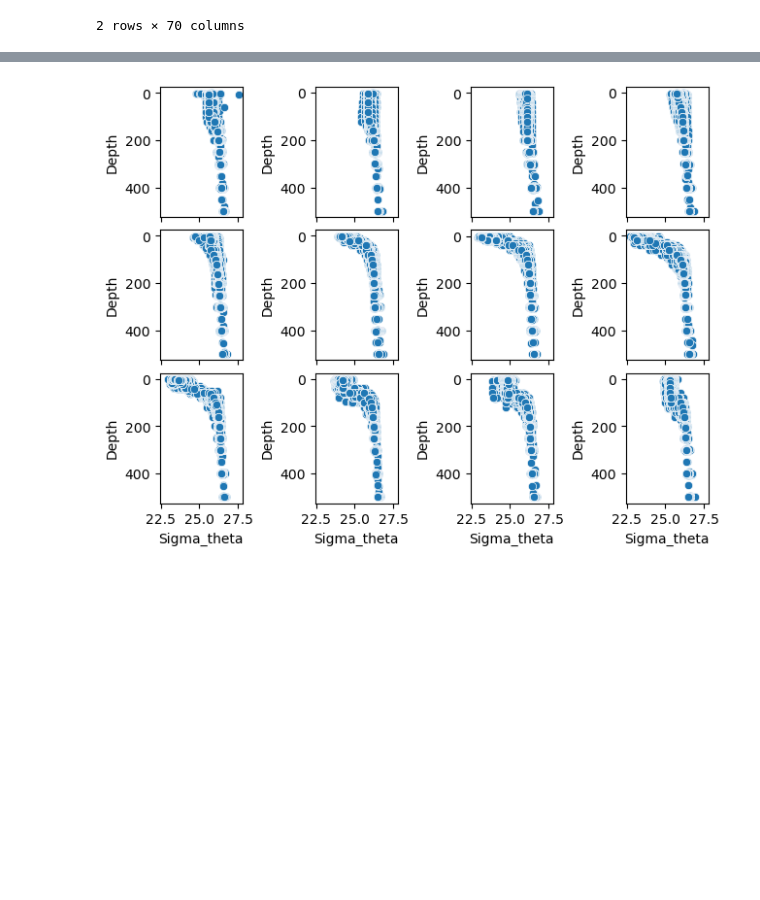
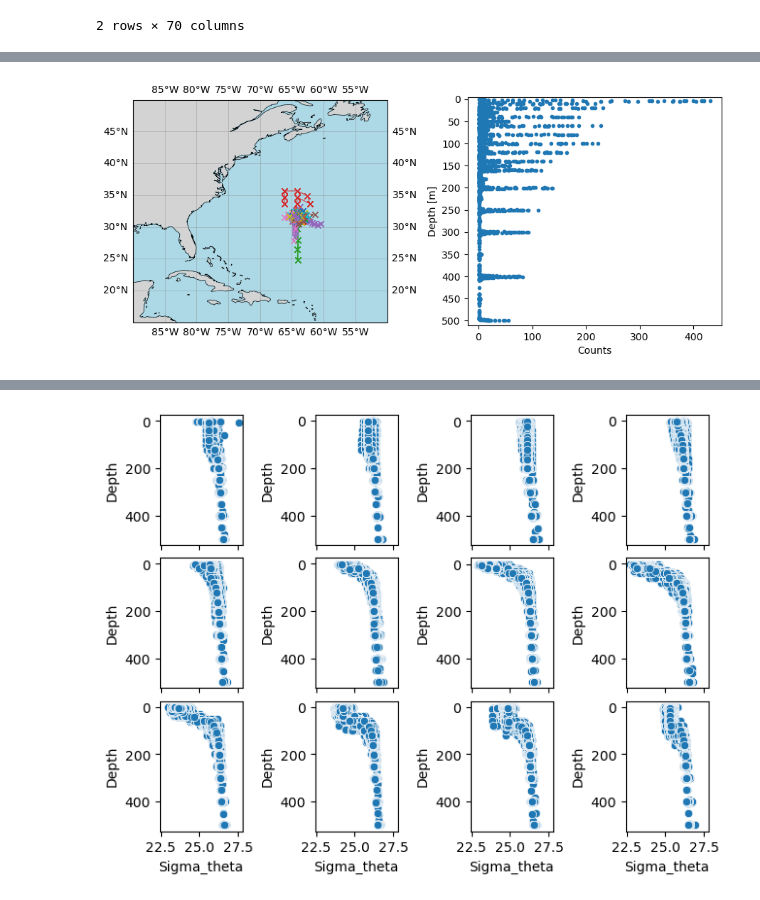
Before and after one commit to marianatorres4/MetaRhythms, a Jupyter notebook: notebooks/BATS-environmental-analysis.ipynb, the cells around one changed output, grey strips where cells are left out. Cells and saved outputs as stored; diff of their text form; code cells hidden in the pictures; blank space fills up the shorter version.

```diff
--- a/notebooks/BATS-environmental-analysis.ipynb
+++ b/notebooks/BATS-environmental-analysis.ipynb
@@ -118,0 +54,38 @@ plt.legend(loc=2)
+# %%
+groups = datasets["Surface"].groupby("Cruise_ID")[["Latitude", "Longitude"]]
+
+fig = plt.figure(figsize=(9, 4))
+
+ax1 = fig.add_subplot(1, 2, 1, projection=ccrs.PlateCarree())
+
+ax1.add_feature(cfeature.LAND, color='lightgray')
+ax1.add_feature(cfeature.OCEAN, color='lightblue')
+ax1.add_feature(cfeature.COASTLINE, linewidth=0.5)
+ax1.gridlines(draw_labels=True, linewidth=0.5, color='gray', alpha=0.5)
+
+ax1.set_xlim(-90, -50)
+ax1.set_ylim(15, 50)
+
+for i, (cruise_id, group) in enumerate(groups):
+    lon1, lat1 = group["Longitude"].iloc[0], group["Latitude"].iloc[0]
+    lon2, lat2 = group["Longitude"].iloc[-1], group["Latitude"].iloc[-1]
+    label = f"Cruise {cruise_id}"
+    ax1.plot(group["Longitude"], group["Latitude"], marker="x", linestyle="-",
+             linewidth=0.7, transform=ccrs.PlateCarree(), label=label)
+
+ax1.set_xlabel("Longitude")
+ax1.set_ylabel("Latitude")
+
+ax2 = fig.add_subplot(1, 2, 2)
+counts = df[(df["Depth"] > 0) & (df["Depth"] < 500)].groupby('Depth')['ISO_DateTime_UTC'].count()
+ax2.plot(counts, counts.index, marker=".", linestyle="")
+ax2.set_yticks(range(0, 520, 50))
+ax2.set_ylim(510, -5)
+ax2.set_ylabel("Depth [m]")
+ax2.set_xlabel("Counts")
+plt.tight_layout()
+fig.savefig("project/MetaRhythms/figures/map-cruise-id.png", dpi=300, bbox_inches="tight")
+
+plt.show()
+# %% [output]
+[figure, added]
```
Also changed, not shown: parts of 23 cells of this notebook.
